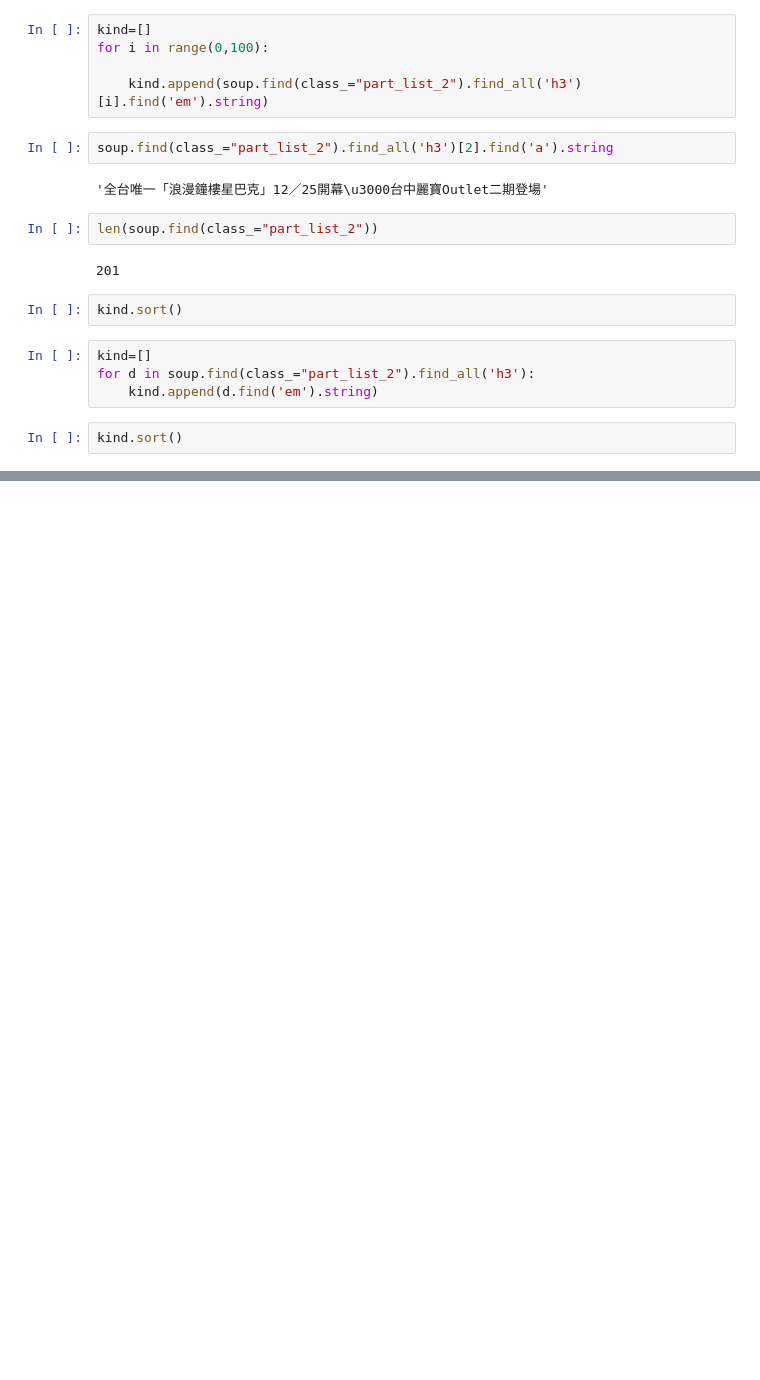
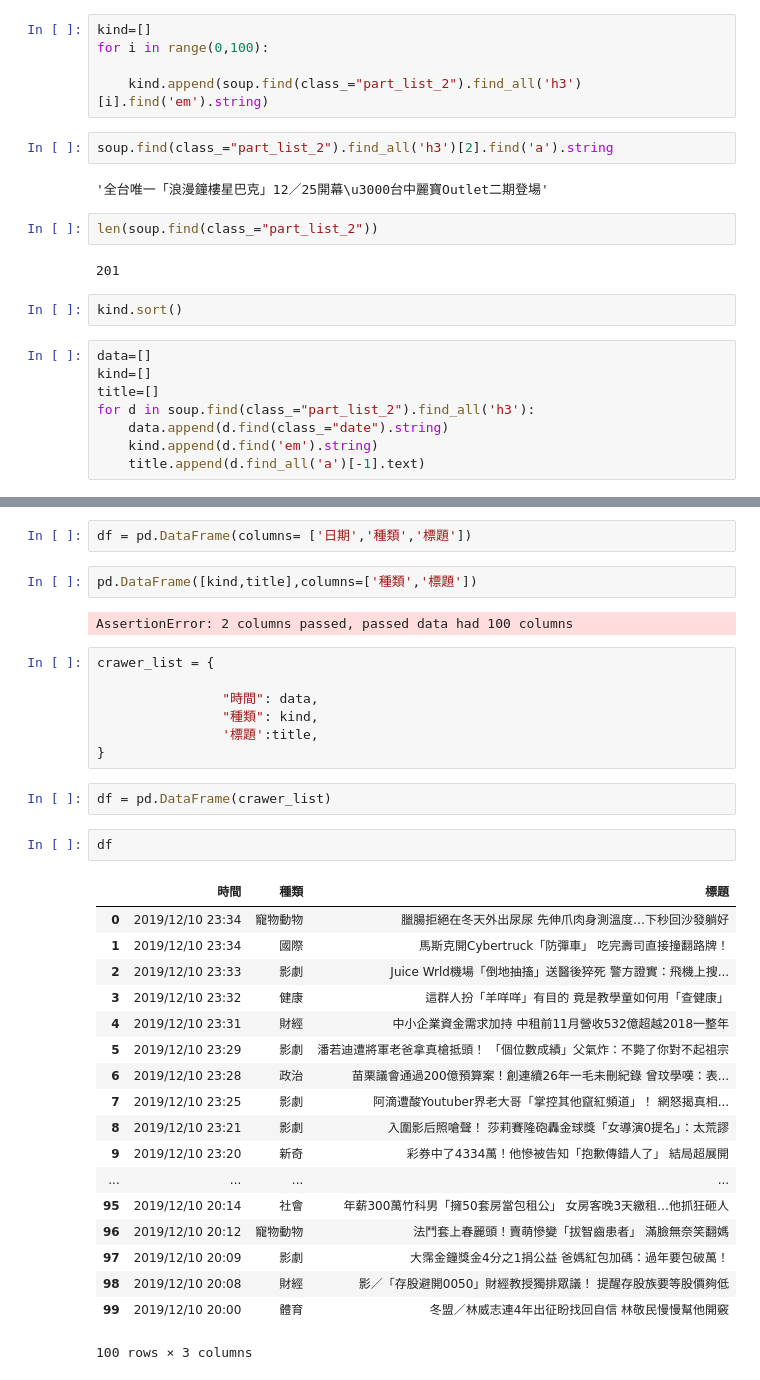
Before and after one commit to disney82231/1st-PyCrawlerMarathon, a Jupyter notebook: homework/Day012_HW.ipynb, the cells around one changed output, grey strips where cells are left out. Drawn from its saved outputs; the diff is of its cells as text; blank space fills up the shorter version.

```diff
--- a/homework/Day012_HW.ipynb
+++ b/homework/Day012_HW.ipynb
@@ -61,8 +61,10 @@ len(soup.find(class_="part_list_2"))
 # %%
 kind.sort()
 # %%
+data=[]
 kind=[]
+title=[]
 for d in soup.find(class_="part_list_2").find_all('h3'):
+    data.append(d.find(class_="date").string)
     kind.append(d.find('em').string)
+    title.append(d.find_all('a')[-1].text)
-# %%
-kind.sort()
@@ -96,0 +102,36 @@ for key, groups in groupby(kind):
+# %%
+df = pd.DataFrame(columns= ['日期','種類','標題'])
+# %%
+pd.DataFrame([kind,title],columns=['種類','標題'])
+# %% [output]
+AssertionError: 2 columns passed, passed data had 100 columns
+# %%
+crawer_list = {
+
+                "時間": data,
+                "種類": kind,
+                '標題':title,
+}
+# %%
+df = pd.DataFrame(crawer_list)
+# %%
+df
+# %% [output]
+|  | 時間 | 種類 | 標題 |
+| 0 | 2019/12/10 23:34 | 寵物動物 | 臘腸拒絕在冬天外出尿尿 先伸爪肉身測溫度…下秒回沙發躺好 |
+| 1 | 2019/12/10 23:34 | 國際 | 馬斯克開Cybertruck「防彈車」 吃完壽司直接撞翻路牌！ |
+| 2 | 2019/12/10 23:33 | 影劇 | Juice Wrld機場「倒地抽搐」送醫後猝死 警方證實：飛機上搜... |
+| 3 | 2019/12/10 23:32 | 健康 | 這群人扮「羊咩咩」有目的 竟是教學童如何用「查健康」 |
+| 4 | 2019/12/10 23:31 | 財經 | 中小企業資金需求加持 中租前11月營收532億超越2018一整年 |
+| 5 | 2019/12/10 23:29 | 影劇 | 潘若迪遭將軍老爸拿真槍抵頭！ 「個位數成績」父氣炸：不斃了你對不起祖宗 |
+| 6 | 2019/12/10 23:28 | 政治 | 苗栗議會通過200億預算案！創連續26年一毛未刪紀錄 曾玟學嘆：表... |
+| 7 | 2019/12/10 23:25 | 影劇 | 阿滴遭酸Youtuber界老大哥「掌控其他竄紅頻道」！ 網怒揭真相... |
+| 8 | 2019/12/10 23:21 | 影劇 | 入圍影后照嗆聲！ 莎莉賽隆砲轟金球獎「女導演0提名」：太荒謬 |
+| 9 | 2019/12/10 23:20 | 新奇 | 彩券中了4334萬！他慘被告知「抱歉傳錯人了」 結局超展開 |
+| ... | ... | ... | ... |
+| 95 | 2019/12/10 20:14 | 社會 | 年薪300萬竹科男「擁50套房當包租公」 女房客晚3天繳租…他抓狂砸人 |
+| 96 | 2019/12/10 20:12 | 寵物動物 | 法鬥套上春麗頭！賣萌慘變「拔智齒患者」 滿臉無奈笑翻媽 |
+| 97 | 2019/12/10 20:09 | 影劇 | 大霈金鐘獎金4分之1捐公益 爸媽紅包加碼：過年要包破萬！ |
+| 98 | 2019/12/10 20:08 | 財經 | 影／「存股避開0050」財經教授獨排眾議！ 提醒存股族要等股價夠低 |
+| 99 | 2019/12/10 20:00 | 體育 | 冬盟／林威志連4年出征盼找回自信 林敬民慢慢幫他開竅 |
+100 rows × 3 columns
```
Also changed, not shown: parts of 5 cells of this notebook.
